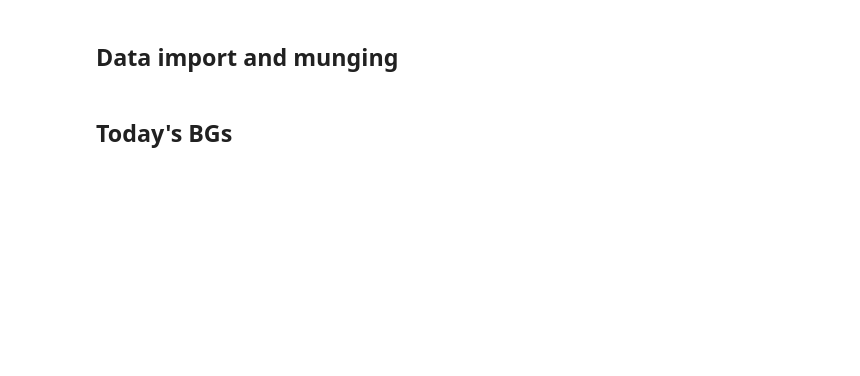
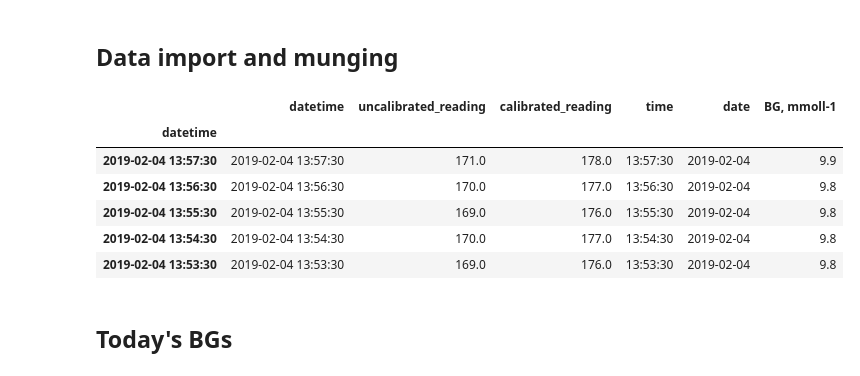
Before and after one commit to dougkelly88/blood-sugar-visualisation, a Jupyter notebook: BG visualisation.ipynb, the cells around one changed output. Saved outputs shown, nothing was run; the diff lists cells and outputs as text; code cells hidden in the pictures; blank space fills up the shorter version.

```diff
--- a/BG visualisation.ipynb
+++ b/BG visualisation.ipynb
@@ -49,3 +39,27 @@ df.set_index(df['datetime'], inplace=True)
+# %%
+# import real data
+df = pd.read_csv('C:\\Users\\Doug\\Dropbox\\Apps\\Glimp\\GlicemiaMisurazioni.csv.gz',
+                compression='gzip',
+                header=None,
+                sep=';',
+                encoding='utf-16-le',
+                usecols=[1,4,5],
+                names=['datetime', 'uncalibrated_reading', 'calibrated_reading'])
+
+df['datetime'] = pd.to_datetime(df['datetime'], format='%d/%m/%Y %H.%M.%S').dt.round('1s');
+df.set_index(df['datetime'], inplace=True)
+df['time'] = df['datetime'].dt.time
+df['date'] = df['datetime'].dt.date
+df['BG, mmoll-1'] = (df['calibrated_reading']/18.0).round(1)
+df.head()
+# %% [output]
+|  | datetime | uncalibrated_reading | calibrated_reading | time | date | BG, mmoll-1 |
+| datetime |  |  |  |  |  |  |
+| 2019-02-04 13:57:30 | 2019-02-04 13:57:30 | 171.0 | 178.0 | 13:57:30 | 2019-02-04 | 9.9 |
+| 2019-02-04 13:56:30 | 2019-02-04 13:56:30 | 170.0 | 177.0 | 13:56:30 | 2019-02-04 | 9.8 |
+| 2019-02-04 13:55:30 | 2019-02-04 13:55:30 | 169.0 | 176.0 | 13:55:30 | 2019-02-04 | 9.8 |
+| 2019-02-04 13:54:30 | 2019-02-04 13:54:30 | 170.0 | 177.0 | 13:54:30 | 2019-02-04 | 9.8 |
+| 2019-02-04 13:53:30 | 2019-02-04 13:53:30 | 169.0 | 176.0 | 13:53:30 | 2019-02-04 | 9.8 |
 # %% [markdown]
 ## Today's BGs
 # %%
```
Also changed, not shown: parts of 6 cells of this notebook, 1 other file.
